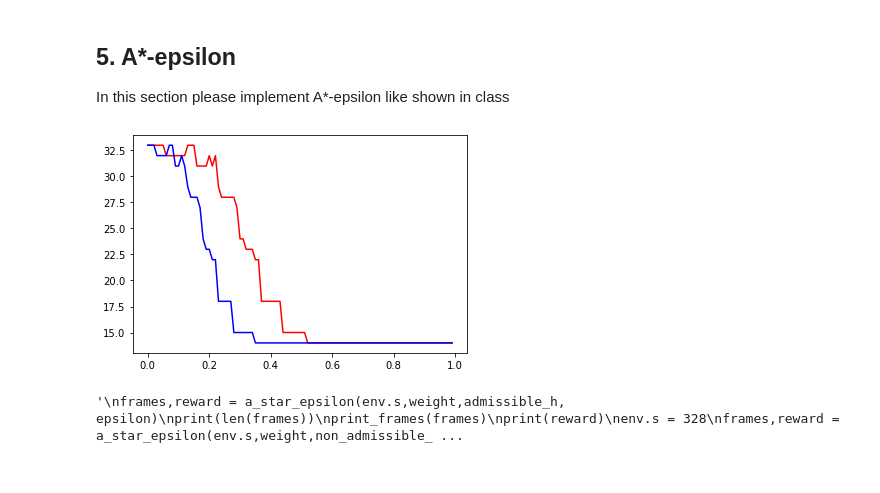
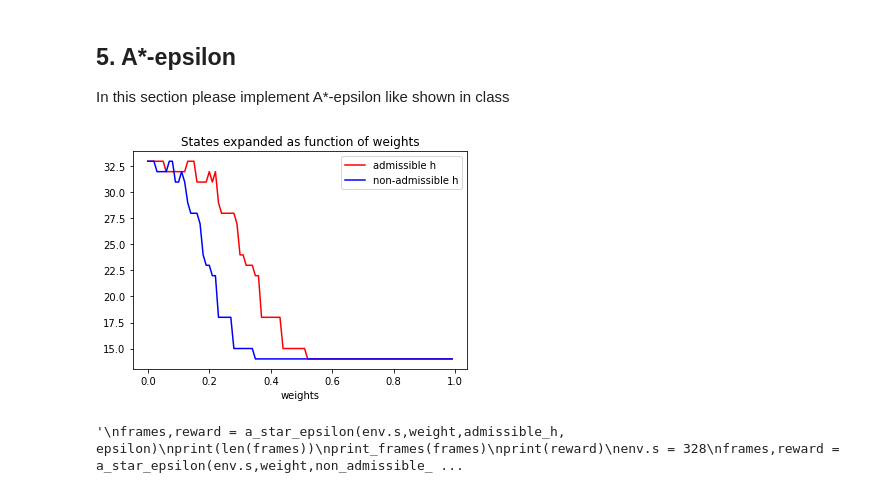
Before and after one commit to nivyaal/AI-hw1, a Jupyter notebook: HW1.ipynb, the cells around one changed output. Cells and saved outputs as stored; diff of their text form; code cells hidden in the pictures.

```diff
--- a/HW1.ipynb
+++ b/HW1.ipynb
@@ -795,13 +757,13 @@ def non_admissible_h(state): #something worng with that
 
 
 def non_admissible_h2(state):
-  x,y,_,dest = env.decode(state)
-  taxi_loc = (x,y)
-  # now we want to move loc_dropoff one unit from the original dropoff location to make it non-admissible:
-  change_dest_location = {0: (0,1), 1: (1,4), 2: (4,1), 3: (4,4)}
-  row = taxi_loc[0] - change_dest_location[dest][0]
-  col = taxi_loc[1] - change_dest_location[dest][1]
-  return row + col
+    x,y,_,dest = env.decode(state)
+    taxi_loc = (x,y)
+    # now we want to move loc_dropoff one unit from the original dropoff location to make it non-admissible:
+    change_dest_location = {0: (0,1), 1: (1,4), 2: (4,1), 3: (4,4)}
+    row = taxi_loc[0] - change_dest_location[dest][0]
+    col = taxi_loc[1] - change_dest_location[dest][1]
+    return row + col
 
 def non_admissible_h3(state):
     return admissible_h(state)*2
@@ -823,35 +785,38 @@ epsilon = 0.1   # you will need to change this during the excersize
 weights=[]
 rewards=[]
 times=[]
 times2 =[]
 for x in range (0,100):
     env.unwrapped.s = 328
     weight = x/100
     frames,reward = a_star_epsilon(env.s,weight,admissible_h, epsilon)
     weights.append(weight)
     times.append(counter)
 
 for x in range (0,100):
     env.unwrapped.s = 328
     weight = x/100
     frames,reward = a_star_epsilon(env.s,weight,non_admissible_h3, epsilon)
     times2.append(counter)
 
-plt.plot(weights, times, color = 'red')
-plt.plot(weights, times2, color = 'blue')
-plt.show()
+plt1,=plt.plot(weights, times, color = 'red', label="admissible h")
+plt2,=plt.plot(weights, times2, color = 'blue', label="non-admissible h")
+plt.xlabel("weights")
+plt.legend(handles=[plt1,plt2])
+plt.title("States expanded as function of weights")
+_=plt.show()
 
 
 '''
 frames,reward = a_star_epsilon(env.s,weight,admissible_h, epsilon)
 print(len(frames))
 print_frames(frames)
 print(reward)
 env.s = 328
 frames,reward = a_star_epsilon(env.s,weight,non_admissible_h,epsilon )
 print_frames(frames)
 print(reward)
 '''
 # %% [output]
-[figure, old version]
+[figure, new version]
 '\nframes,reward = a_star_epsilon(env.s,weight,admissible_h, epsilon)\nprint(len(frames))\nprint_frames(frames)\nprint(reward)\nenv.s = 328\nframes,reward = a_star_epsilon(env.s,weight,non_admissible_ ...
```
Also changed, not shown: parts of 6 cells of this notebook.
